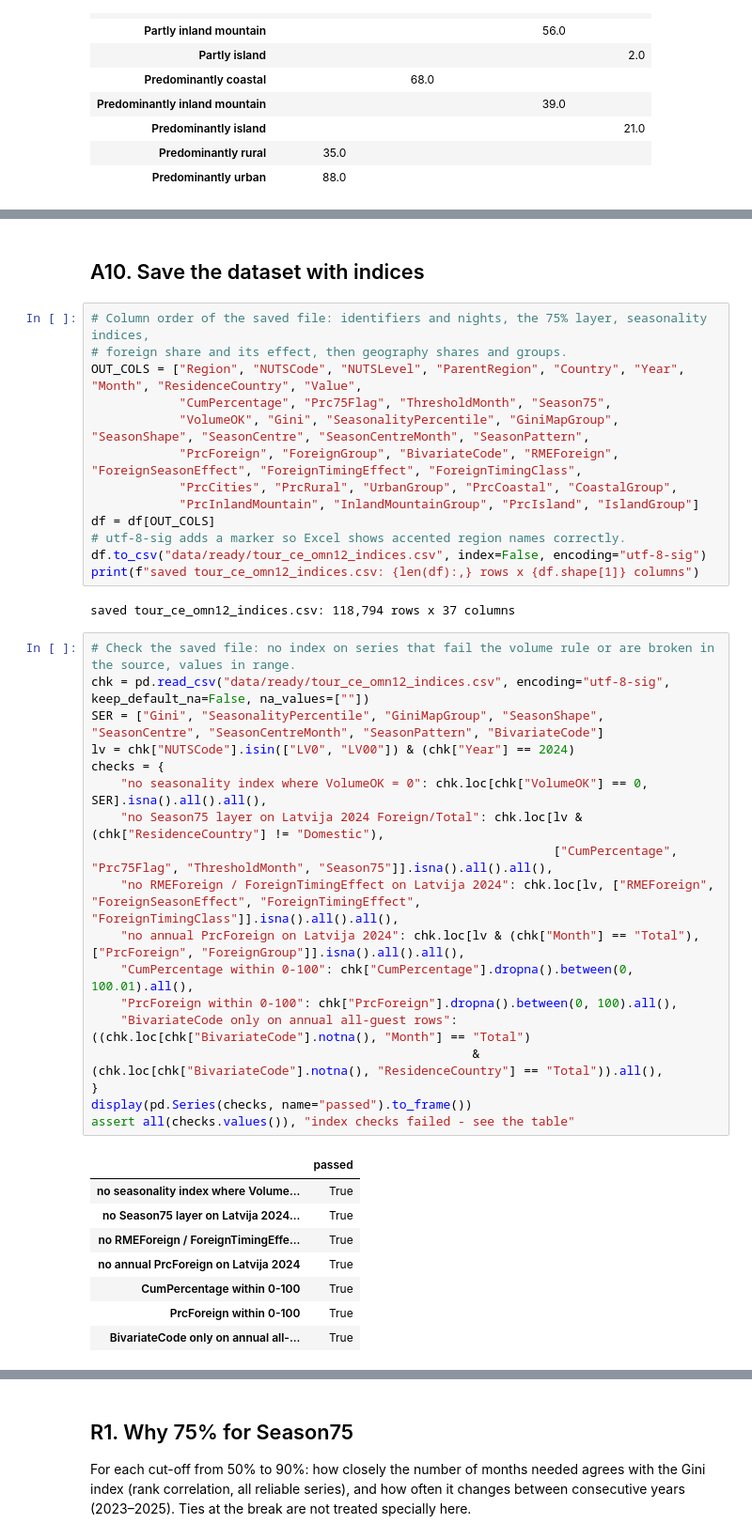
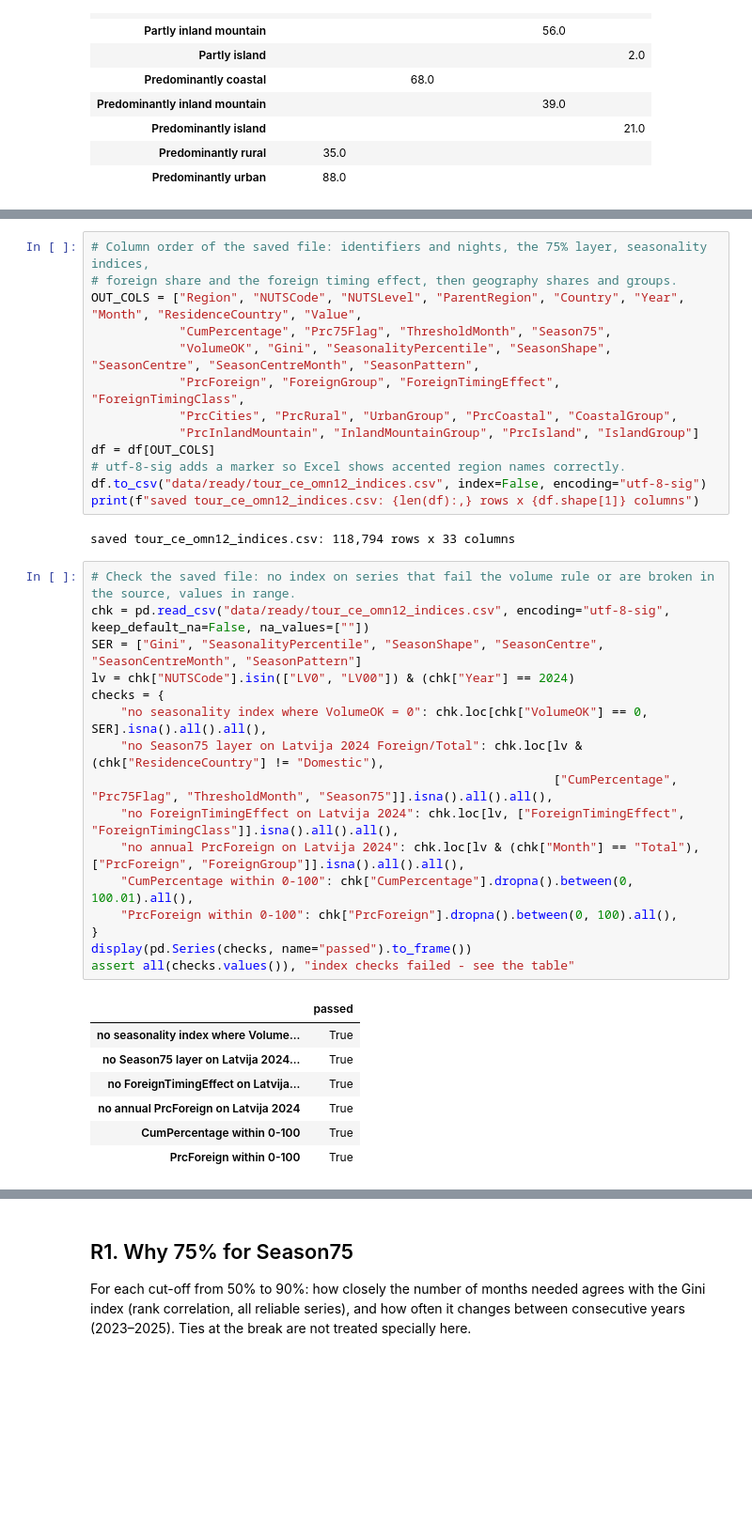
Before and after one commit to lomska/AI-Assisted-Dataviz, a Jupyter notebook: EUForeignTourismRhythms/Stage 2 Indices.ipynb, the cells around one changed output, grey strips where cells are left out. Shown at 94% size. Saved outputs shown, nothing was run; the diff lists cells and outputs as text; blank space fills up the shorter version.

```diff
--- a/EUForeignTourismRhythms/Stage 2 Indices.ipynb
+++ b/EUForeignTourismRhythms/Stage 2 Indices.ipynb
@@ -676,12 +614,10 @@ pd.crosstab(m25["ForeignGroup"], m25["GiniMapGroup"], margins=True)
-# %% [markdown]
-## A10. Save the dataset with indices
 # %%
 # Column order of the saved file: identifiers and nights, the 75% layer, seasonality indices,
-# foreign share and its effect, then geography shares and groups.
+# foreign share and the foreign timing effect, then geography shares and groups.
 OUT_COLS = ["Region", "NUTSCode", "NUTSLevel", "ParentRegion", "Country", "Year", "Month", "ResidenceCountry", "Value",
             "CumPercentage", "Prc75Flag", "ThresholdMonth", "Season75",
-            "VolumeOK", "Gini", "SeasonalityPercentile", "GiniMapGroup", "SeasonShape", "SeasonCentre", "SeasonCentreMonth", "SeasonPattern",
-            "PrcForeign", "ForeignGroup", "BivariateCode", "RMEForeign", "ForeignSeasonEffect", "ForeignTimingEffect", "ForeignTimingClass",
+            "VolumeOK", "Gini", "SeasonalityPercentile", "SeasonShape", "SeasonCentre", "SeasonCentreMonth", "SeasonPattern",
+            "PrcForeign", "ForeignGroup", "ForeignTimingEffect", "ForeignTimingClass",
             "PrcCities", "PrcRural", "UrbanGroup", "PrcCoastal", "CoastalGroup",
             "PrcInlandMountain", "InlandMountainGroup", "PrcIsland", "IslandGroup"]
 df = df[OUT_COLS]
@@ -689,34 +625,31 @@ df = df[OUT_COLS]
 df.to_csv("data/ready/tour_ce_omn12_indices.csv", index=False, encoding="utf-8-sig")
 print(f"saved tour_ce_omn12_indices.csv: {len(df):,} rows x {df.shape[1]} columns")
 # %% [output]
-saved tour_ce_omn12_indices.csv: 118,794 rows x 37 columns
+saved tour_ce_omn12_indices.csv: 118,794 rows x 33 columns
 # %%
 # Check the saved file: no index on series that fail the volume rule or are broken in the source, values in range.
 chk = pd.read_csv("data/ready/tour_ce_omn12_indices.csv", encoding="utf-8-sig", keep_default_na=False, na_values=[""])
-SER = ["Gini", "SeasonalityPercentile", "GiniMapGroup", "SeasonShape", "SeasonCentre", "SeasonCentreMonth", "SeasonPattern", "BivariateCode"]
+SER = ["Gini", "SeasonalityPercentile", "SeasonShape", "SeasonCentre", "SeasonCentreMonth", "SeasonPattern"]
 lv = chk["NUTSCode"].isin(["LV0", "LV00"]) & (chk["Year"] == 2024)
 checks = {
     "no seasonality index where VolumeOK = 0": chk.loc[chk["VolumeOK"] == 0, SER].isna().all().all(),
     "no Season75 layer on Latvija 2024 Foreign/Total": chk.loc[lv & (chk["ResidenceCountry"] != "Domestic"),
                                                                ["CumPercentage", "Prc75Flag", "ThresholdMonth", "Season75"]].isna().all().all(),
-    "no RMEForeign / ForeignTimingEffect on Latvija 2024": chk.loc[lv, ["RMEForeign", "ForeignSeasonEffect", "ForeignTimingEffect", "ForeignTimingClass"]].isna().all().all(),
+    "no ForeignTimingEffect on Latvija 2024": chk.loc[lv, ["ForeignTimingEffect", "ForeignTimingClass"]].isna().all().all(),
     "no annual PrcForeign on Latvija 2024": chk.loc[lv & (chk["Month"] == "Total"), ["PrcForeign", "ForeignGroup"]].isna().all().all(),
     "CumPercentage within 0-100": chk["CumPercentage"].dropna().between(0, 100.01).all(),
     "PrcForeign within 0-100": chk["PrcForeign"].dropna().between(0, 100).all(),
-    "BivariateCode only on annual all-guest rows": ((chk.loc[chk["BivariateCode"].notna(), "Month"] == "Total")
-                                                    & (chk.loc[chk["BivariateCode"].notna(), "ResidenceCountry"] == "Total")).all(),
 }
 display(pd.Series(checks, name="passed").to_frame())
 assert all(checks.values()), "index checks failed - see the table"
 # %% [output]
 |  | passed |
 | no seasonality index where Volume... | True |
 | no Season75 layer on Latvija 2024... | True |
-| no RMEForeign / ForeignTimingEffe... | True |
+| no ForeignTimingEffect on Latvija... | True |
 | no annual PrcForeign on Latvija 2024 | True |
 | CumPercentage within 0-100 | True |
 | PrcForeign within 0-100 | True |
-| BivariateCode only on annual all-... | True |
 # %% [markdown]
 # Appendix — robustness checks
 
```
Also changed, not shown: parts of 19 cells of this notebook, 5 other files.
